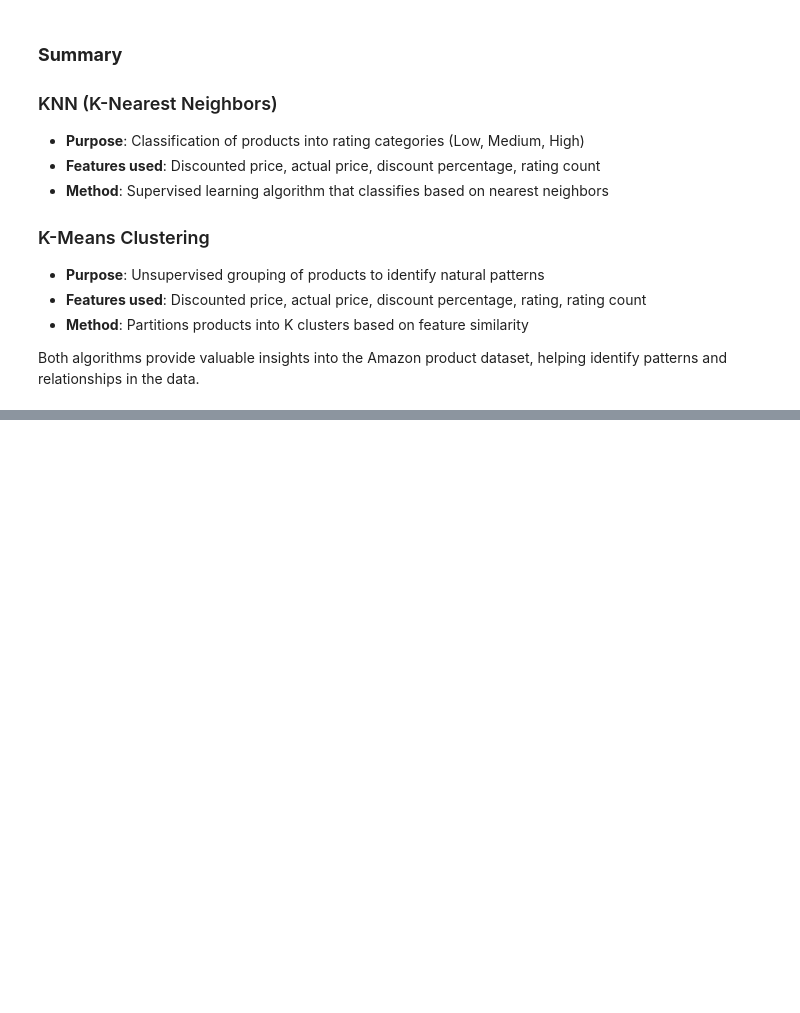
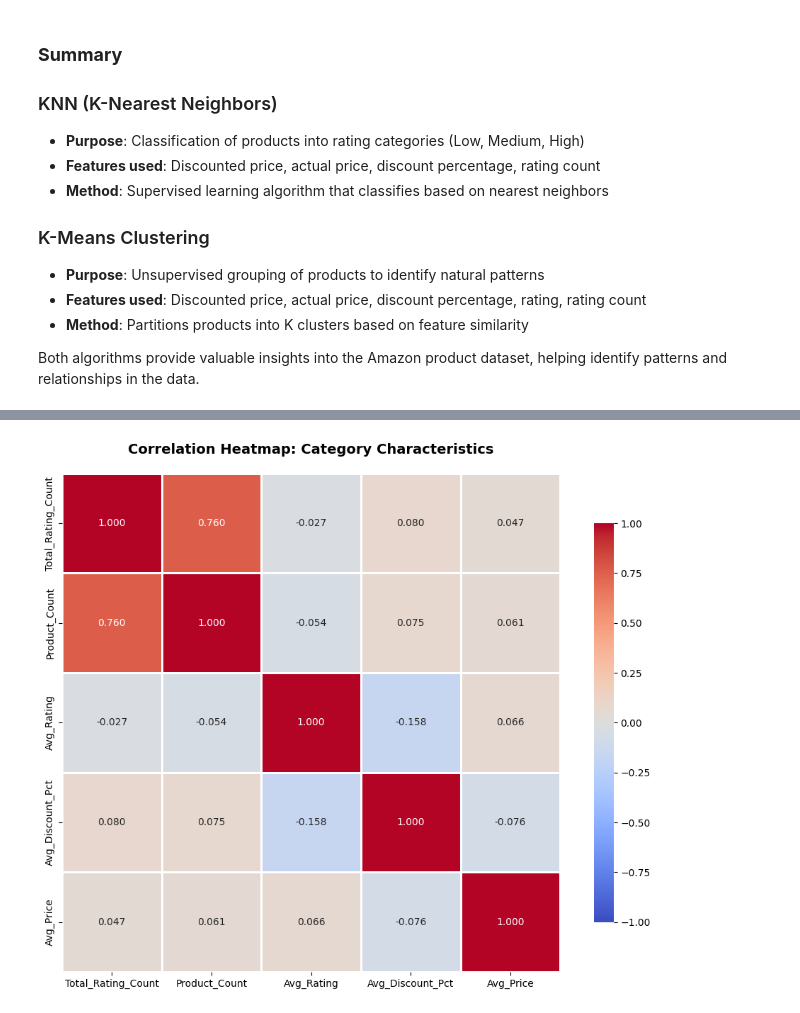
Before and after one commit to orchlonn/group-7, a Jupyter notebook: orchlon.ipynb, the cells around one changed output, grey strips where cells are left out. Saved outputs shown, nothing was run; the diff lists cells and outputs as text; code cells hidden in the pictures; blank space fills up the shorter version.

Commit message:
statistical question is implemented

```diff
--- a/orchlon.ipynb
+++ b/orchlon.ipynb
@@ -377,0 +391,22 @@ Both algorithms provide valuable insights into the Amazon product dataset, helpi
+# %%
+# Group by category and calculate comprehensive statistics
+category_stats = amazon_df.groupby('category').agg({
+    'rating_count_clean': ['sum', 'mean', 'median', 'min', 'max', 'std', 'count'],
+    'rating': ['mean', 'min', 'max'],
+    'discount_percentage_clean': 'mean',
+    'discounted_price_clean': 'mean'
+}).reset_index()
+
+# Flatten column names
+category_stats.columns = ['Category', 'Total_Rating_Count', 'Avg_Rating_Count',
+                          'Median_Rating_Count', 'Min_Rating_Count', 'Max_Rating_Count',
+                          'StdDev_Rating_Count', 'Product_Count',
+                          'Avg_Rating', 'Min_Rating', 'Max_Rating',
+                          'Avg_Discount_Pct', 'Avg_Price']
+
+# Sort by total rating count
+category_stats_sorted = category_stats.sort_values('Total_Rating_Count', ascending=False)
+
+print("COMPREHENSIVE CATEGORY STATISTICS (Top 15 Categories by Total Rating Count)")
+print(category_stats_sorted.head(15).to_string(index=False))
+print("\n")
@@ -377,0 +590,14 @@ Both algorithms provide valuable insights into the Amazon product dataset, helpi
+# %%
+# Visualization 2: Correlation Heatmap
+fig, ax = plt.subplots(figsize=(10, 8))
+
+# Create heatmap
+sns.heatmap(correlation_matrix, annot=True, fmt='.3f', cmap='coolwarm', center=0,
+            square=True, linewidths=1, cbar_kws={"shrink": 0.8},
+            vmin=-1, vmax=1, ax=ax)
+
+ax.set_title('Correlation Heatmap: Category Characteristics', fontsize=14, fontweight='bold', pad=20)
+plt.tight_layout()
+plt.show()
+# %% [output]
+[figure, added]
```
Also changed, not shown: parts of 14 cells of this notebook.
